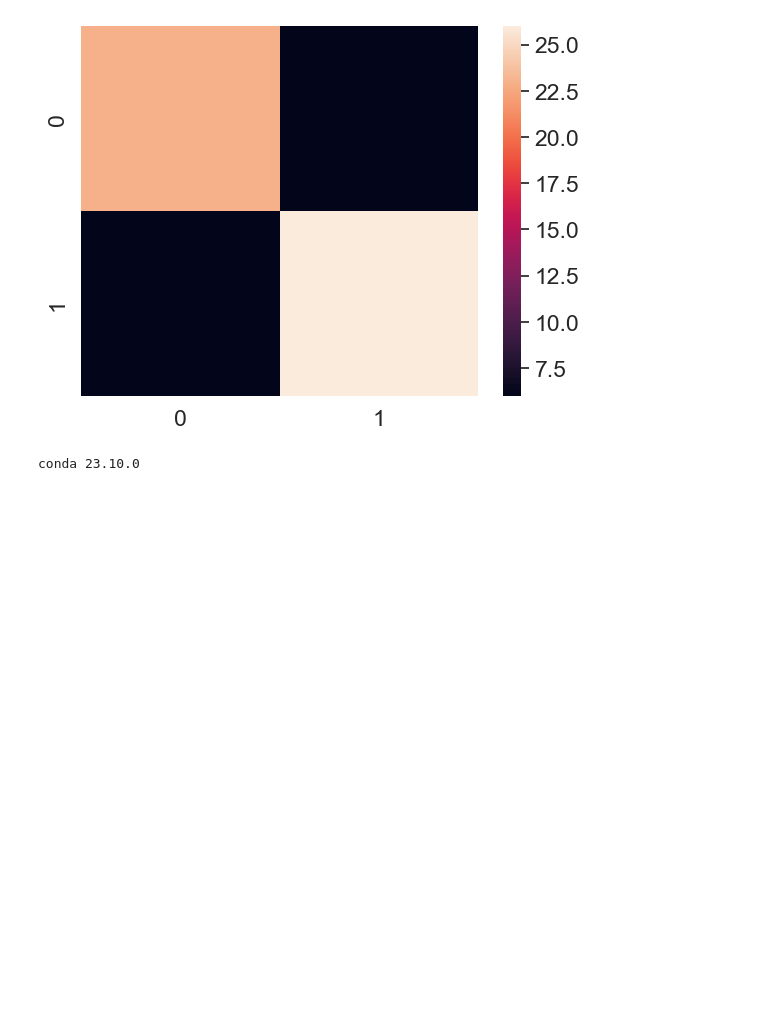
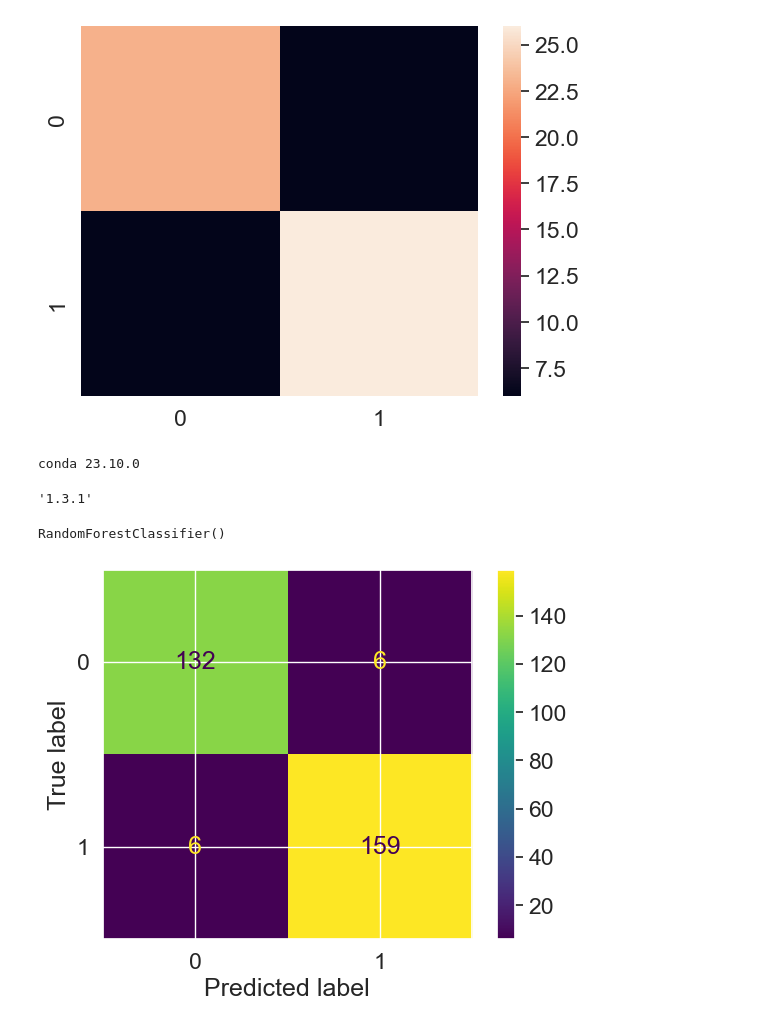
Before and after one commit to suniltadepalli/sample_project, a Jupyter notebook: scikit-learn-2.ipynb, the cells around one changed output. Saved outputs shown, nothing was run; the diff lists cells and outputs as text; code cells hidden in the pictures; blank space fills up the shorter version.

```diff
--- a/scikit-learn-2.ipynb
+++ b/scikit-learn-2.ipynb
@@ -163,3 +166,18 @@ sns.heatmap(conf_mat);
 !conda --version
 # %% [output]
 conda 23.10.0
+# %%
+import sklearn
+sklearn.__version__
+# %% [output]
+'1.3.1'
+# %%
+clf
+# %% [output]
+RandomForestClassifier()
+# %%
+from sklearn.metrics import ConfusionMatrixDisplay
+
+ConfusionMatrixDisplay.from_estimator(clf, X, y);
+# %% [output]
+[figure, added]
```
Also changed, not shown: parts of 51 cells of this notebook.
